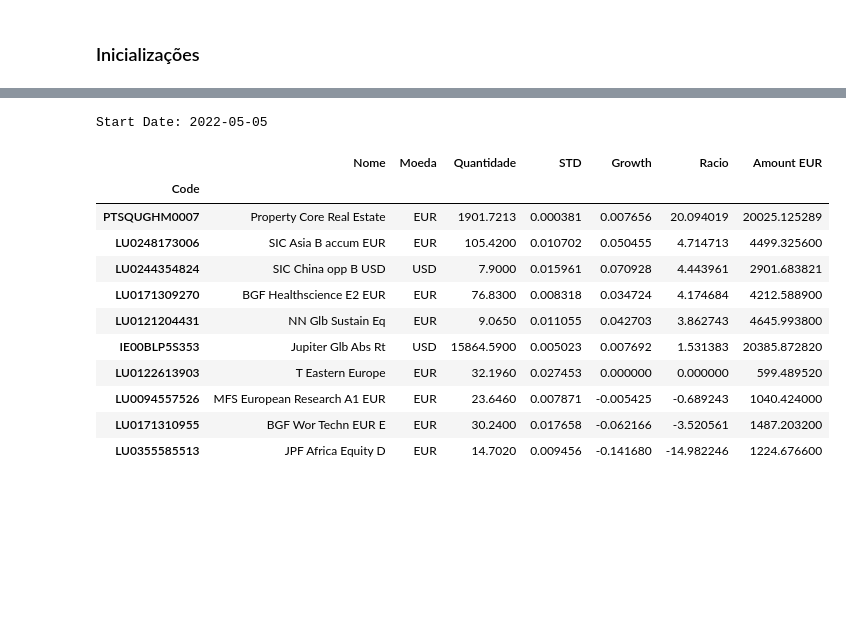
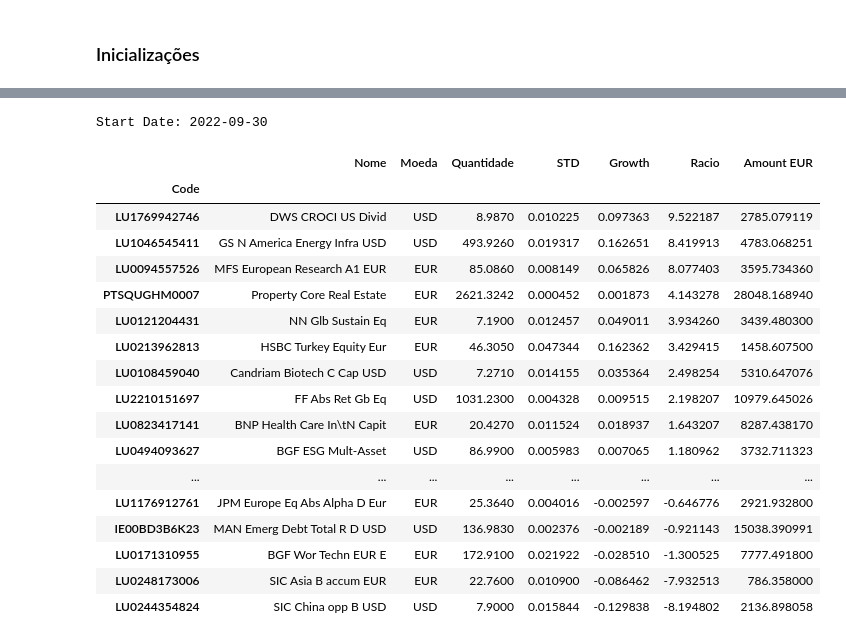
Before and after one commit to mario-s-duarte/funds-1, a Jupyter notebook: fundos_portofolio.ipynb, the cells around one changed output, grey strips where cells are left out. Saved outputs shown, nothing was run; the diff lists cells and outputs as text; code cells hidden in the pictures; blank space fills up the shorter version.

```diff
--- a/fundos_portofolio.ipynb
+++ b/fundos_portofolio.ipynb
@@ -124,26 +136,32 @@ sn.clustermap(df_grow.rename(columns=code2name_dict).corr(),center=0)
 # %%
 ##### Performance in the last days
 df_portofolio_tmp = df_portofolio.copy()
-start =60
+start =20
 finish = 0
 print('Start Date:',df_all.index[start])
 df_portofolio_tmp['Growth'] = df_all.fillna(method='bfill').fillna(method='pad').apply(lambda x: x[finish]/x[start]-1)
 df_portofolio_tmp['Racio'] = df_portofolio_tmp['Growth']/df_portofolio_tmp['STD']
 df_portofolio_tmp.sort_values(by=['Racio'],ascending=False)
 # %% [output]
-Start Date: 2022-05-05
+Start Date: 2022-09-30
 |  | Nome | Moeda | Quantidade | STD | Growth | Racio | Amount EUR |
 | Code |  |  |  |  |  |  |  |
-| PTSQUGHM0007 | Property Core Real Estate | EUR | 1901.7213 | 0.000381 | 0.007656 | 20.094019 | 20025.125289 |
-| LU0248173006 | SIC Asia B accum EUR | EUR | 105.4200 | 0.010702 | 0.050455 | 4.714713 | 4499.325600 |
-| LU0244354824 | SIC China opp B USD | USD | 7.9000 | 0.015961 | 0.070928 | 4.443961 | 2901.683821 |
-| LU0171309270 | BGF Healthscience E2 EUR | EUR | 76.8300 | 0.008318 | 0.034724 | 4.174684 | 4212.588900 |
-| LU0121204431 | NN Glb Sustain Eq | EUR | 9.0650 | 0.011055 | 0.042703 | 3.862743 | 4645.993800 |
-| IE00BLP5S353 | Jupiter Glb Abs Rt | USD | 15864.5900 | 0.005023 | 0.007692 | 1.531383 | 20385.872820 |
-| LU0122613903 | T Eastern Europe | EUR | 32.1960 | 0.027453 | 0.000000 | 0.000000 | 599.489520 |
-| LU0094557526 | MFS European Research A1 EUR | EUR | 23.6460 | 0.007871 | -0.005425 | -0.689243 | 1040.424000 |
-| LU0171310955 | BGF Wor Techn EUR E | EUR | 30.2400 | 0.017658 | -0.062166 | -3.520561 | 1487.203200 |
-| LU0355585513 | JPF Africa Equity D | EUR | 14.7020 | 0.009456 | -0.141680 | -14.982246 | 1224.676600 |
+| LU1769942746 | DWS CROCI US Divid | USD | 8.9870 | 0.010225 | 0.097363 | 9.522187 | 2785.079119 |
+| LU1046545411 | GS N America Energy Infra USD | USD | 493.9260 | 0.019317 | 0.162651 | 8.419913 | 4783.068251 |
+| LU0094557526 | MFS European Research A1 EUR | EUR | 85.0860 | 0.008149 | 0.065826 | 8.077403 | 3595.734360 |
+| PTSQUGHM0007 | Property Core Real Estate | EUR | 2621.3242 | 0.000452 | 0.001873 | 4.143278 | 28048.168940 |
+| LU0121204431 | NN Glb Sustain Eq | EUR | 7.1900 | 0.012457 | 0.049011 | 3.934260 | 3439.480300 |
+| LU0213962813 | HSBC Turkey Equity Eur | EUR | 46.3050 | 0.047344 | 0.162362 | 3.429415 | 1458.607500 |
+| LU0108459040 | Candriam Biotech C Cap USD | USD | 7.2710 | 0.014155 | 0.035364 | 2.498254 | 5310.647076 |
+| LU2210151697 | FF Abs Ret Gb Eq | USD | 1031.2300 | 0.004328 | 0.009515 | 2.198207 | 10979.645026 |
+| LU0823417141 | BNP Health Care In\tN Capit | EUR | 20.4270 | 0.011524 | 0.018937 | 1.643207 | 8287.438170 |
+| LU0494093627 | BGF ESG Mult-Asset | USD | 86.9900 | 0.005983 | 0.007065 | 1.180962 | 3732.711323 |
+| ... | ... | ... | ... | ... | ... | ... | ... |
+| LU1176912761 | JPM Europe Eq Abs Alpha D Eur | EUR | 25.3640 | 0.004016 | -0.002597 | -0.646776 | 2921.932800 |
+| IE00BD3B6K23 | MAN Emerg Debt Total R D USD | USD | 136.9830 | 0.002376 | -0.002189 | -0.921143 | 15038.390991 |
+| LU0171310955 | BGF Wor Techn EUR E | EUR | 172.9100 | 0.021922 | -0.028510 | -1.300525 | 7777.491800 |
+| LU0248173006 | SIC Asia B accum EUR | EUR | 22.7600 | 0.010900 | -0.086462 | -7.932513 | 786.358000 |
+| LU0244354824 | SIC China opp B USD | USD | 7.9000 | 0.015844 | -0.129838 | -8.194802 | 2136.898058 |
 # %%
 print('Start Date:',df_all.index[start])
 df_all_tmp = df_all.fillna(method='bfill').fillna(method='pad').apply(lambda x: x/x[start], axis=0)
```
Also changed, not shown: parts of 14 cells of this notebook, 13 other files.
